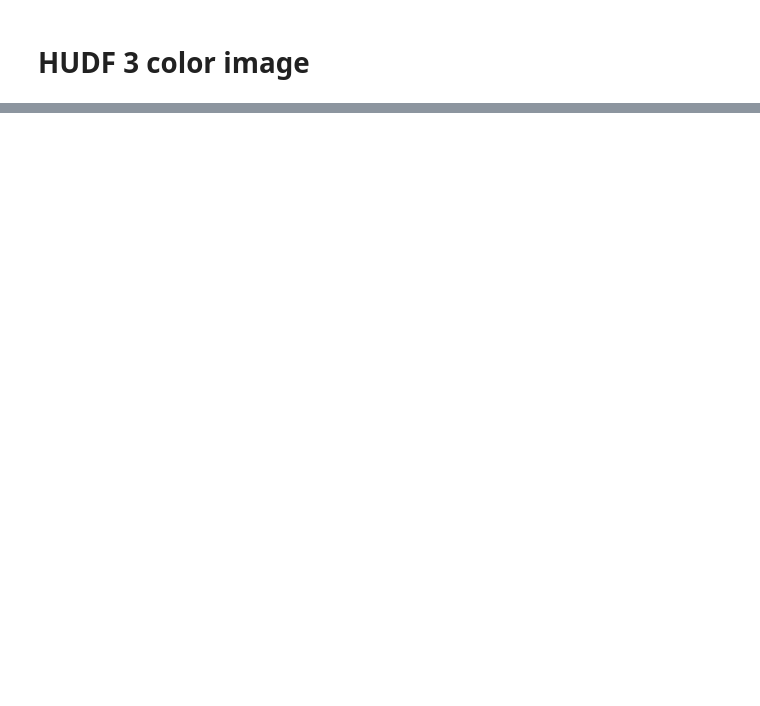
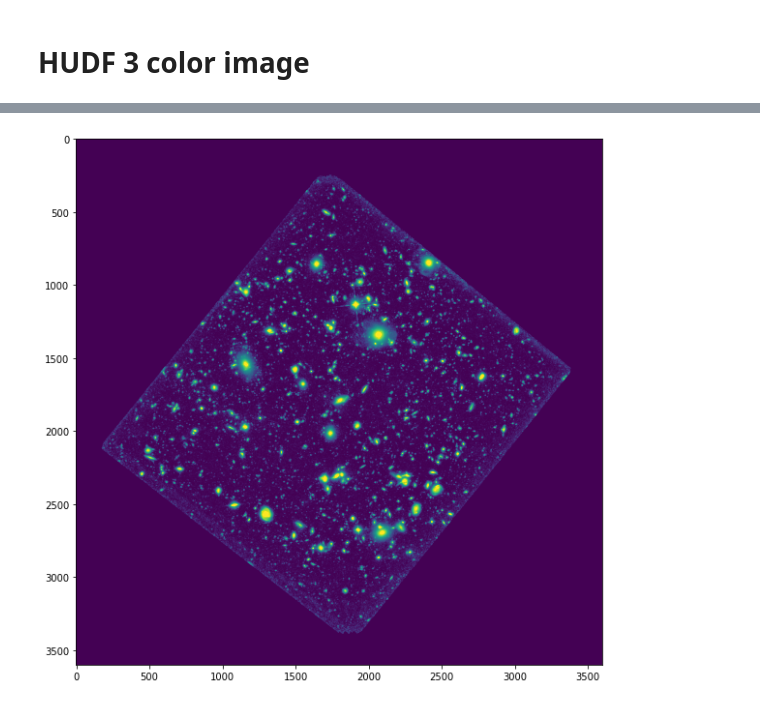
Before and after one commit to Da5iid/astr-19--final-project, a Jupyter notebook: ASTR 19 Final Project - Kai Turner - Pt2 Images.ipynb, the cells around one changed output, grey strips where cells are left out. Saved outputs shown, nothing was run; the diff lists cells and outputs as text; code cells hidden in the pictures; blank space fills up the shorter version.

```diff
--- a/ASTR 19 Final Project - Kai Turner - Pt2 Images.ipynb
+++ b/ASTR 19 Final Project - Kai Turner - Pt2 Images.ipynb
@@ -233,3 +235,23 @@ plt.savefig('f105w final plot BRIGHT.pdf',bbox_inches='tight',pad_inches=0,dpi=5
 # HUDF 3 color image
 # %%
 from astropy.io import fits
+# %%
+#define file names:
+
+fdata_f105w = "hlsp_hudf12_hst_wfc3ir_udfmain_f105w_v1.0_drz.fits"
+fdata_f125w = "hlsp_hudf12_hst_wfc3ir_udfmain_f125w_v1.0_drz.fits"
+fdata_f160w = "hlsp_hudf12_hst_wfc3ir_udfmain_f160w_v1.0_drz.fits"
+
+#read in data
+hdu_2 = fits.open(fdata_f105w)
+hdu_3 = fits.open(fdata_f125w)
+hdu_4 = fits.open(fdata_f160w)
+
+#get the image data
+data_2 = hdu_2[0].data
+data_3 = hdu_3[0].data
+data_4 = hdu_4[0].data
+
+hdu_2.close()
+hdu_4.close()
+hdu_4.close()
@@ -235,0 +264,19 @@ from astropy.io import fits
+# %%
+def rescale_image(data):
+    pdata_tmp = data.copy()
+    m = np.nanmean(pdata_tmp)
+    vplmin = m/2
+    vpmin = np.log10(vplmin)
+    vpmax = np.log10(m * 100.)
+    pdata_tmp[pdata_tmp<vplmin] = vplmin
+    pdata_tmp = np.log10(pdata_tmp)
+    return pdata_tmp,vpmin,vpmax
+# %%
+def fits_quicklook(data,fnx=10,fny=10):
+    f = plt.figure(figsize=(fnx,fny))
+    pdata_tmp,vpmin,vpmax = rescale_image(data)
+    plt.imshow(pdata_tmp,vmin=vpmin,vmax=vpmax)
+# %%
+fits_quicklook(data_2)
+# %% [output]
+[figure, added]
```
Also changed, not shown: parts of 6 cells of this notebook.
